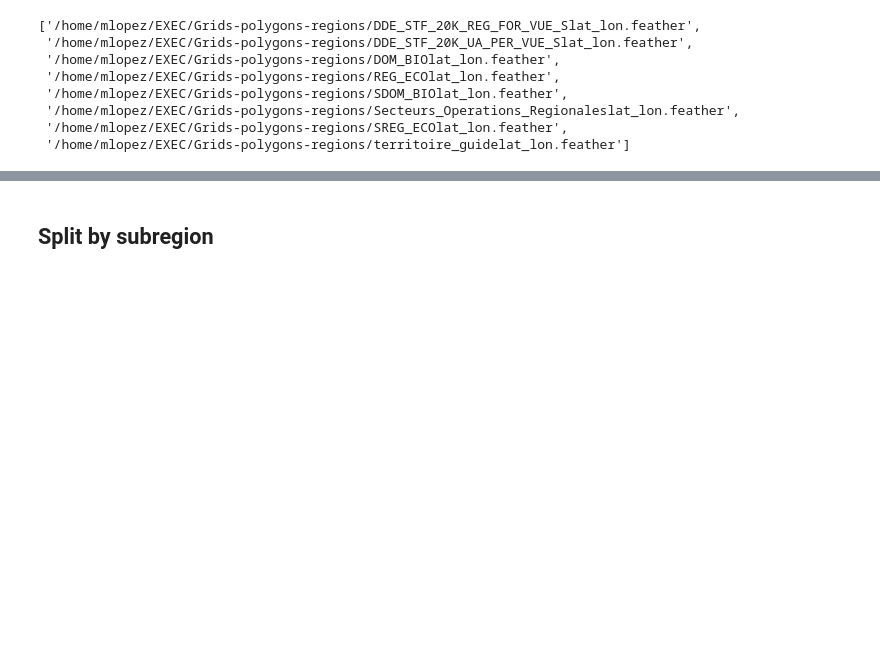
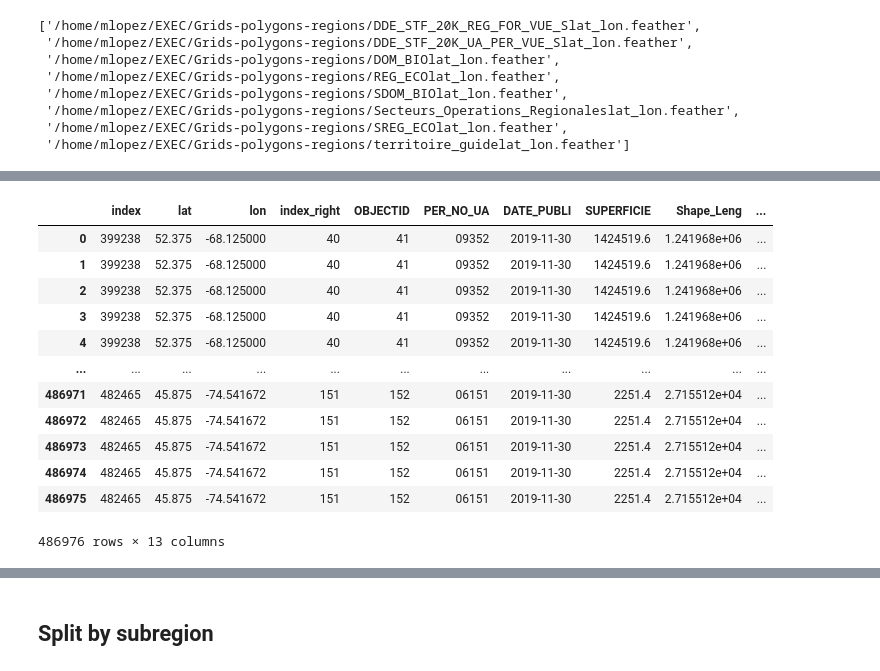
Before and after one commit to Ouranosinc/PortraitsClimMFFP, a Jupyter notebook: Data Processing Jupyter Notebooks/DF for Figure in R Temperature annual all regions.ipynb, the cells around one changed output, grey strips where cells are left out. Cells and saved outputs as stored; diff of their text form; code cells hidden in the pictures; blank space fills up the shorter version.

```diff
--- a/Data Processing Jupyter Notebooks/DF for Figure in R Temperature annual all regions.ipynb
+++ b/Data Processing Jupyter Notebooks/DF for Figure in R Temperature annual all regions.ipynb
@@ -24,11 +24,11 @@ folder = "/scen3/scenario/netcdf/ouranos/portraits-clim-2.0/"
 # Select variable
 # %%
 #Variable
-variable="tg_mean"
+var="tg_mean"
 
-files85 = glob.glob(folder+"*"+"rcp85_"+variable+"_annual.nc")
-files45 = glob.glob(folder+"*"+"rcp45_"+variable+"_annual.nc")
-filesobs = glob.glob(folder+"NRCAN_obs_"+variable+"_annual.nc")
+files85 = glob.glob(folder+"*"+"rcp85_"+var+"_annual.nc")
+files45 = glob.glob(folder+"*"+"rcp45_"+var+"_annual.nc")
+filesobs = glob.glob(folder+"NRCAN_obs_"+var+"_annual.nc")
 
 #ex: ACCESS1-3_rcp45_tn_mean_annual.nc
 files85
@@ -215,0 +226,2 @@ dfmeanObs
+# %%
+dfmeanObs = pd.read_feather("/home/mlopez/EXEC/Processed data to clip with regions/rcpObs"+var+"_forTS.feather")
@@ -255,3 +295,24 @@ listdfreg[1]
+# %%
+lisdfregdataObs =[]
+for dfregion in listdfreg:
+    dfdataregObs = pd.merge(dfregion, dfmeanObs, on=["lat","lon"])
+    lisdfregdataObs.append(dfdataregObs)
+# %%
+lisdfregdataObs[1]
+# %% [output]
+|  | index | lat | lon | index_right | OBJECTID | PER_NO_UA | DATE_PUBLI | SUPERFICIE | Shape_Leng | ... |
+| 0 | 399238 | 52.375 | -68.125000 | 40 | 41 | 09352 | 2019-11-30 | 1424519.6 | 1.241968e+06 | ... |
+| 1 | 399238 | 52.375 | -68.125000 | 40 | 41 | 09352 | 2019-11-30 | 1424519.6 | 1.241968e+06 | ... |
+| 2 | 399238 | 52.375 | -68.125000 | 40 | 41 | 09352 | 2019-11-30 | 1424519.6 | 1.241968e+06 | ... |
+| 3 | 399238 | 52.375 | -68.125000 | 40 | 41 | 09352 | 2019-11-30 | 1424519.6 | 1.241968e+06 | ... |
+| 4 | 399238 | 52.375 | -68.125000 | 40 | 41 | 09352 | 2019-11-30 | 1424519.6 | 1.241968e+06 | ... |
+| ... | ... | ... | ... | ... | ... | ... | ... | ... | ... | ... |
+| 486971 | 482465 | 45.875 | -74.541672 | 151 | 152 | 06151 | 2019-11-30 | 2251.4 | 2.715512e+04 | ... |
+| 486972 | 482465 | 45.875 | -74.541672 | 151 | 152 | 06151 | 2019-11-30 | 2251.4 | 2.715512e+04 | ... |
+| 486973 | 482465 | 45.875 | -74.541672 | 151 | 152 | 06151 | 2019-11-30 | 2251.4 | 2.715512e+04 | ... |
+| 486974 | 482465 | 45.875 | -74.541672 | 151 | 152 | 06151 | 2019-11-30 | 2251.4 | 2.715512e+04 | ... |
+| 486975 | 482465 | 45.875 | -74.541672 | 151 | 152 | 06151 | 2019-11-30 | 2251.4 | 2.715512e+04 | ... |
+486976 rows × 13 columns
 # %%
 lisdfregdata45 =[]
 for dfregion in listdfreg:
```
Also changed, not shown: parts of 23 cells of this notebook, 2 other files.
